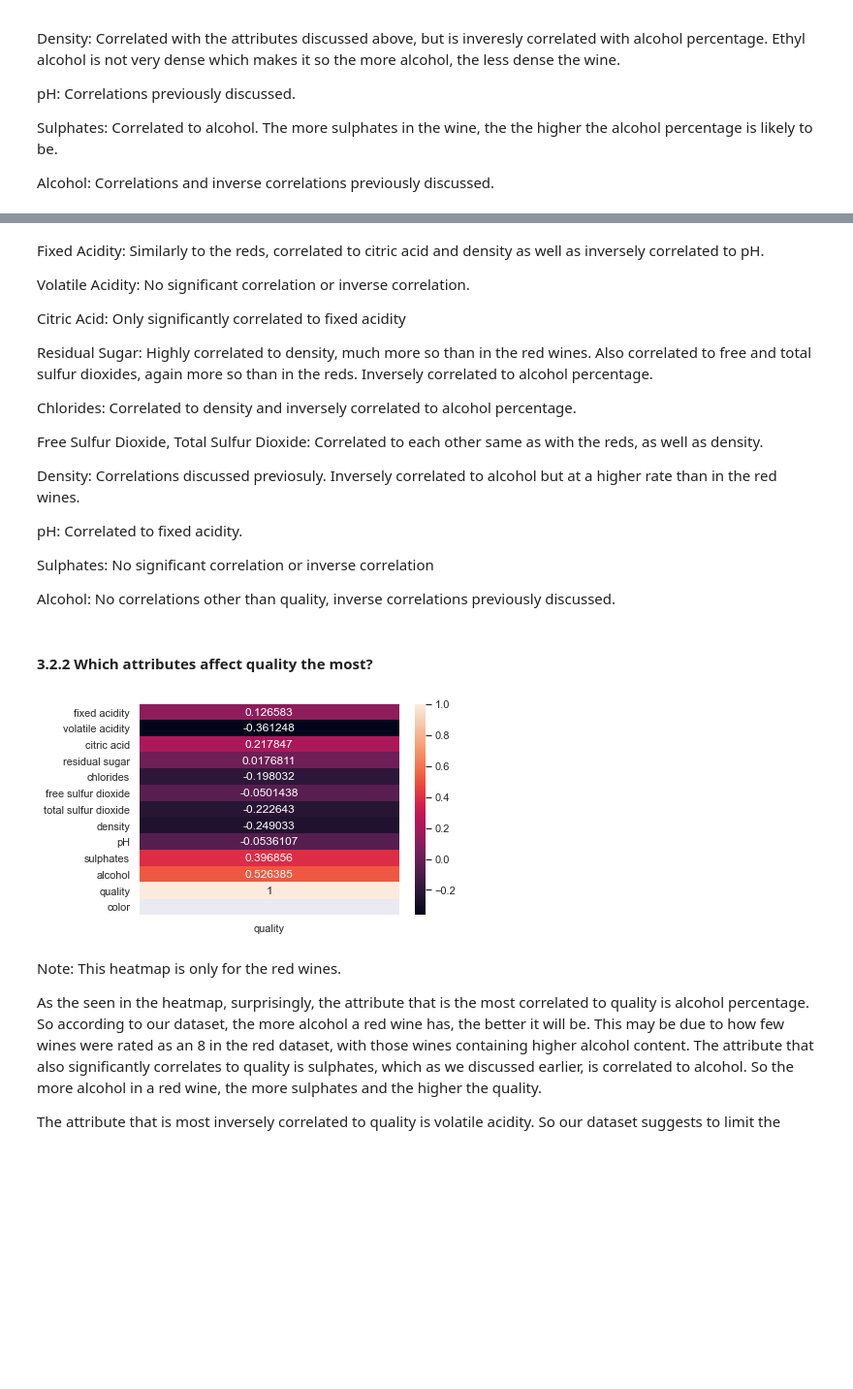
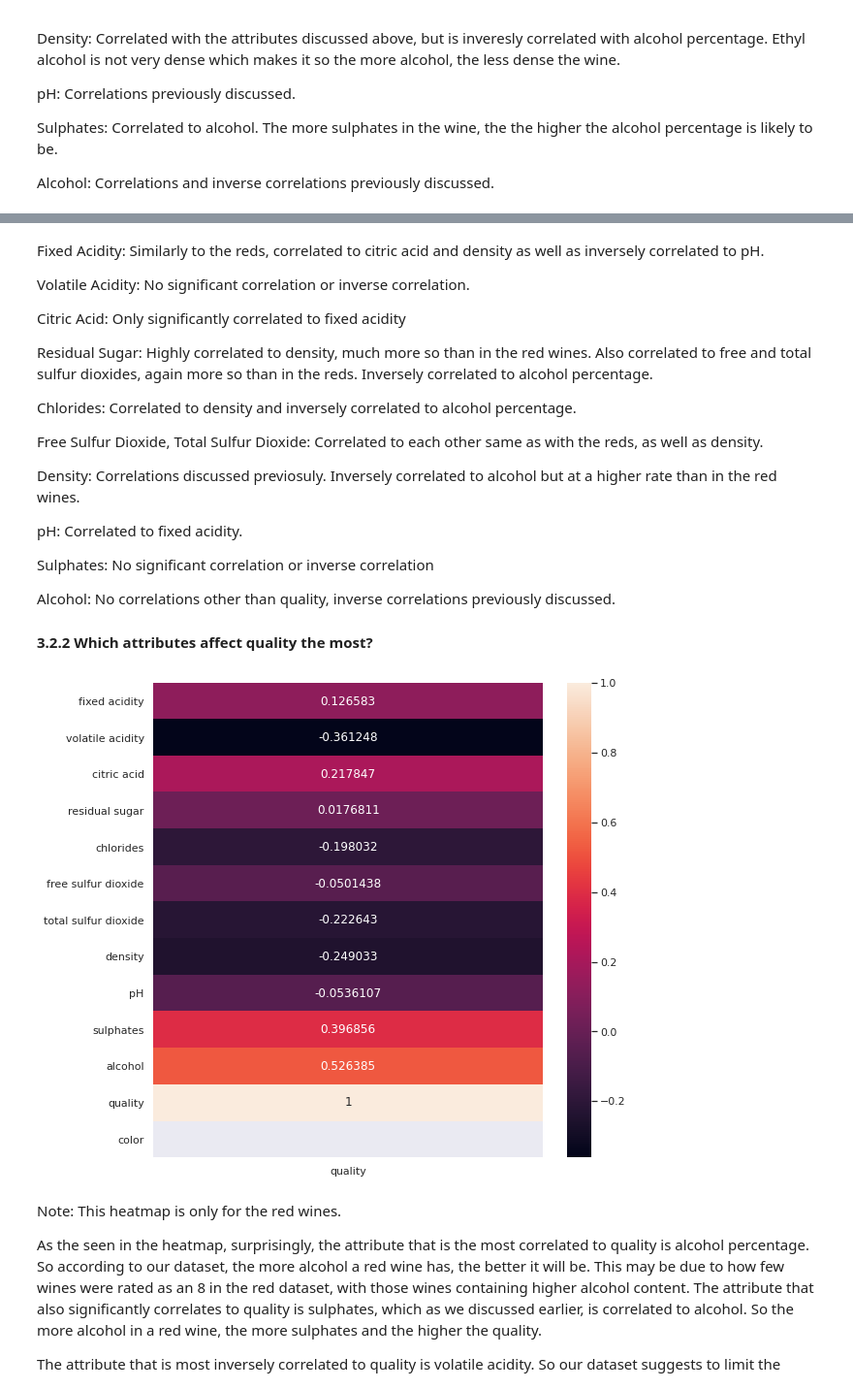
Before and after one commit to harrisonnoble/ml-projects, a Jupyter notebook: Lab 1/Lab 1.ipynb, the cells around one changed output, grey strips where cells are left out. Shown at 97% size. Drawn from its saved outputs; the diff is of its cells as text; code cells hidden in the pictures; blank space fills up the shorter version.

```diff
--- a/Lab 1/Lab 1.ipynb
+++ b/Lab 1/Lab 1.ipynb
@@ -460,17 +483,17 @@ pH: Correlated to fixed acidity.
 Sulphates: No significant correlation or inverse correlation
 
 Alcohol: No correlations other than quality, inverse correlations previously discussed.
+
+#### 3.2.2 Which attributes affect quality the most?
-# %% [markdown]
-#### 3.2.2 Which attributes affect quality the most?
 # %%
+plt.subplots(figsize=(9, 9))
+
 df_redQual = pd.DataFrame(df_full[df_full.color == 0].corr()['quality'])
-
-
 sns.heatmap(df_redQual, annot=True, fmt="g", cmap=cmap)
 
 plt.show()
 # %% [output]
-[figure, old version]
+[figure, new version]
 # %% [markdown]
 Note: This heatmap is only for the red wines.
 
```
Also changed, not shown: parts of 17 cells of this notebook.
